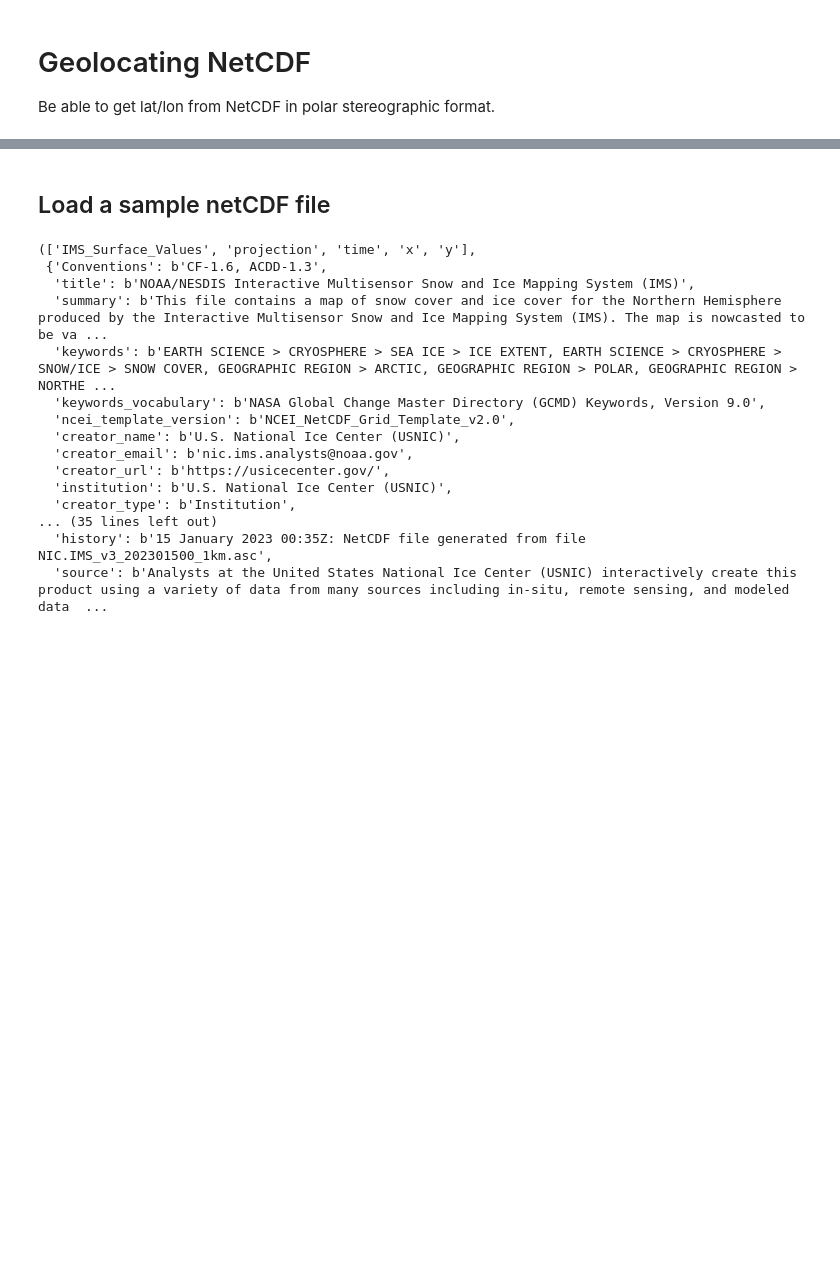
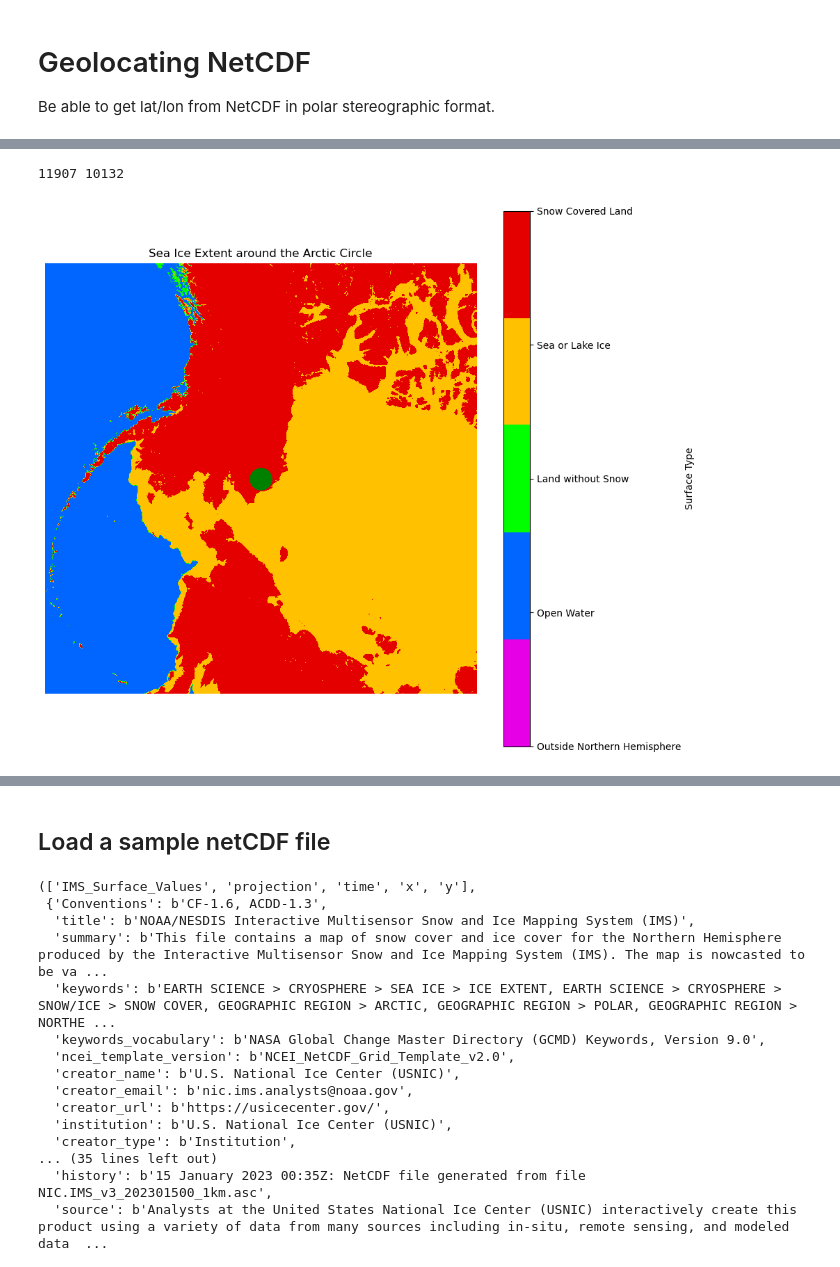
Before and after one commit to NOAA-HES-Capstone/icedyno, a Jupyter notebook: workspaces/julieanna/ims_latlong.ipynb, the cells around one changed output, grey strips where cells are left out. Drawn from its saved outputs; the diff is of its cells as text; code cells hidden in the pictures; blank space fills up the shorter version.

```diff
--- a/workspaces/julieanna/ims_latlong.ipynb
+++ b/workspaces/julieanna/ims_latlong.ipynb
@@ -92,0 +168,12 @@ def plot_sie(sie: np.array):
+# %%
+x_coord = find_closest_index_in_grid(x, x_coords)
+y_coord = find_closest_index_in_grid(y, y_coords)
+print(x_coord, y_coord)
+window = 2000
+plot_sie(
+    sie[0][x_coord - window : x_coord + window, y_coord - window : y_coord + window],
+    marker=(window, window),
+)
+# %% [output]
+11907 10132
+[figure, added]
```
Also changed, not shown: parts of 29 cells of this notebook, 1 other file.
